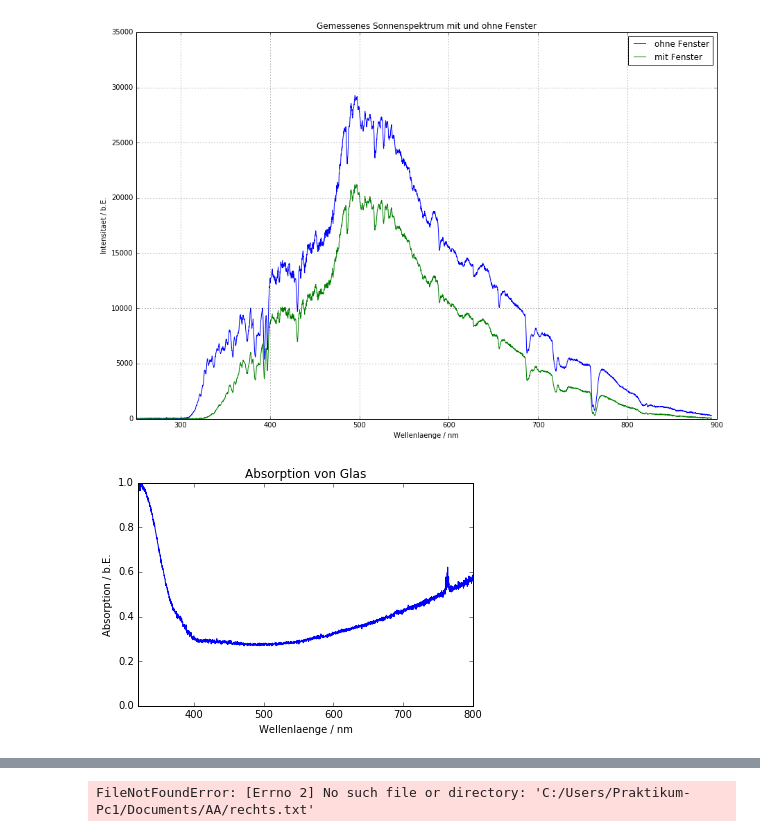
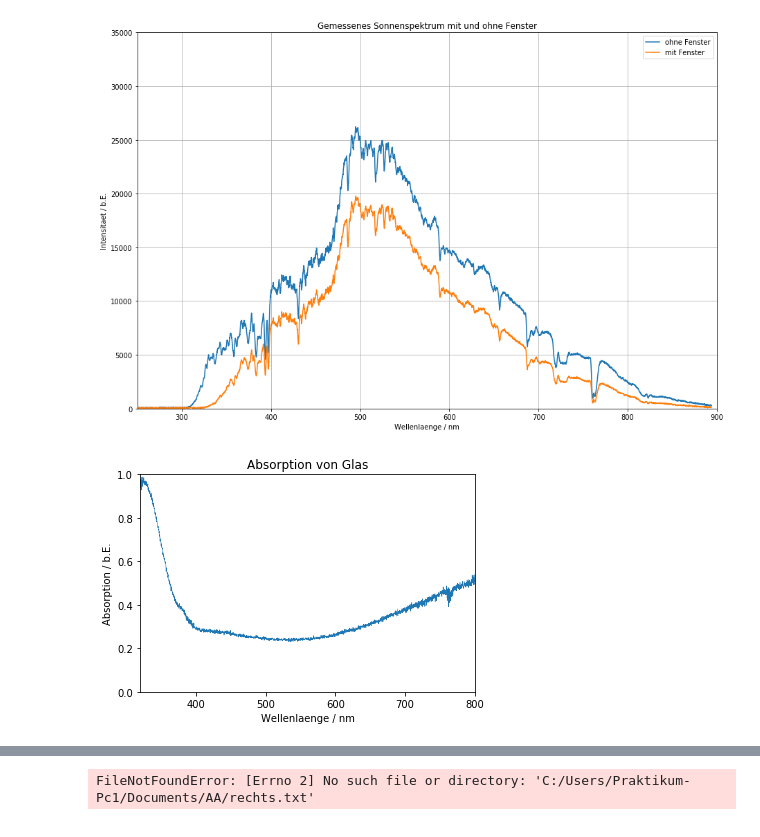
Before and after one commit to MajestyQ/Lectures, a Jupyter notebook: Praktikum/234 - Lichtquellen/Auswertung/Skript 234 Lichtquellen (Vollständig).ipynb, the cells around one changed output, grey strips where cells are left out. Saved outputs shown, nothing was run; the diff lists cells and outputs as text; code cells hidden in the pictures.

Commit message:
Licht

```diff
--- a/Praktikum/234 - Lichtquellen/Auswertung/Skript 234 Lichtquellen (Vollständig).ipynb
+++ b/Praktikum/234 - Lichtquellen/Auswertung/Skript 234 Lichtquellen (Vollständig).ipynb
@@ -9,9 +9,13 @@ def comma_to_float (valstr):
 
 # Importiere Daten
 # Ohne Fenster
-lamb_og, inten_og = np.loadtxt( 'data/ThomasAaronHimmelslichtdirekt.txt' , skiprows =17 , converters = { 0 :comma_to_float, 1 :comma_to_float}, comments = '>',unpack=True)
+lamb_og, inten_og = np.loadtxt(r"C:\Users\Quirinus\Documents\GitHub\Praktikum\Praktikum\234 - Lichtquellen\Lichtquellen Spektrum\ohne fenster.txt" ,
+                               skiprows =17 , converters = { 0 :comma_to_float, 1 :comma_to_float},
+                               comments = '>',unpack=True)
 # Mit Fenster
-lamb_mg, inten_mg = np.loadtxt( 'data/ThomasAaronHimmelslichtmitfenster.txt' , skiprows =17 , converters = { 0 :comma_to_float, 1 :comma_to_float}, comments = '>',unpack=True)
+lamb_mg, inten_mg = np.loadtxt(r"C:\Users\Quirinus\Documents\GitHub\Praktikum\Praktikum\234 - Lichtquellen\Lichtquellen Spektrum\durch fenster.txt" ,
+                               skiprows =17 , converters = { 0 :comma_to_float, 1 :comma_to_float},
+                               comments = '>',unpack=True)
 
 
 # Plot für ohne Fenster
@@ -29,23 +33,23 @@ plt.grid()
 plt.ylim(( 0 , 35000 ))
 plt.xlim(( 250 , 900))
 # Speichern
-plt.savefig('figures/Himmel1.pdf')
+plt.savefig(r"C:\Users\Quirinus\Documents\GitHub\Praktikum\Praktikum\234 - Lichtquellen\Sonnenspektrum.pdf")
 # %% [output]
-[figure, old version]
+[figure, new version]
 # %%
-# Berechnung der Absor
+# Berechnung der Absorption von Glas
 # Werte die gleich Null sind werden übersprungen
 A =1- inten_mg[inten_og>0] / inten_og[inten_og>0]
 #Hier wird der zweite Plot initialisiert
-plt.plot(lamb_mg[inten_og>0], A)
+plt.plot(lamb_mg[inten_og>0], A, linewidth = 0.5)
 plt.title( 'Absorption von Glas' )
 plt.xlabel( 'Wellenlaenge / nm' )
 plt.ylabel( 'Absorption / b.E.' )
 plt.ylim(( 0 , 1))
 plt.xlim(( 320 , 800 ))
 #datei speichern
-plt.savefig('figures/Absorption_Glas.pdf')
+plt.savefig(r"C:\Users\Quirinus\Documents\GitHub\Praktikum\Praktikum\234 - Lichtquellen\Absorption_Glas.pdf")
 # %% [output]
-[figure, old version]
+[figure, new version]
 # %%
 %matplotlib notebook
```
Also changed, not shown: parts of 2 cells of this notebook, 3 other files.
